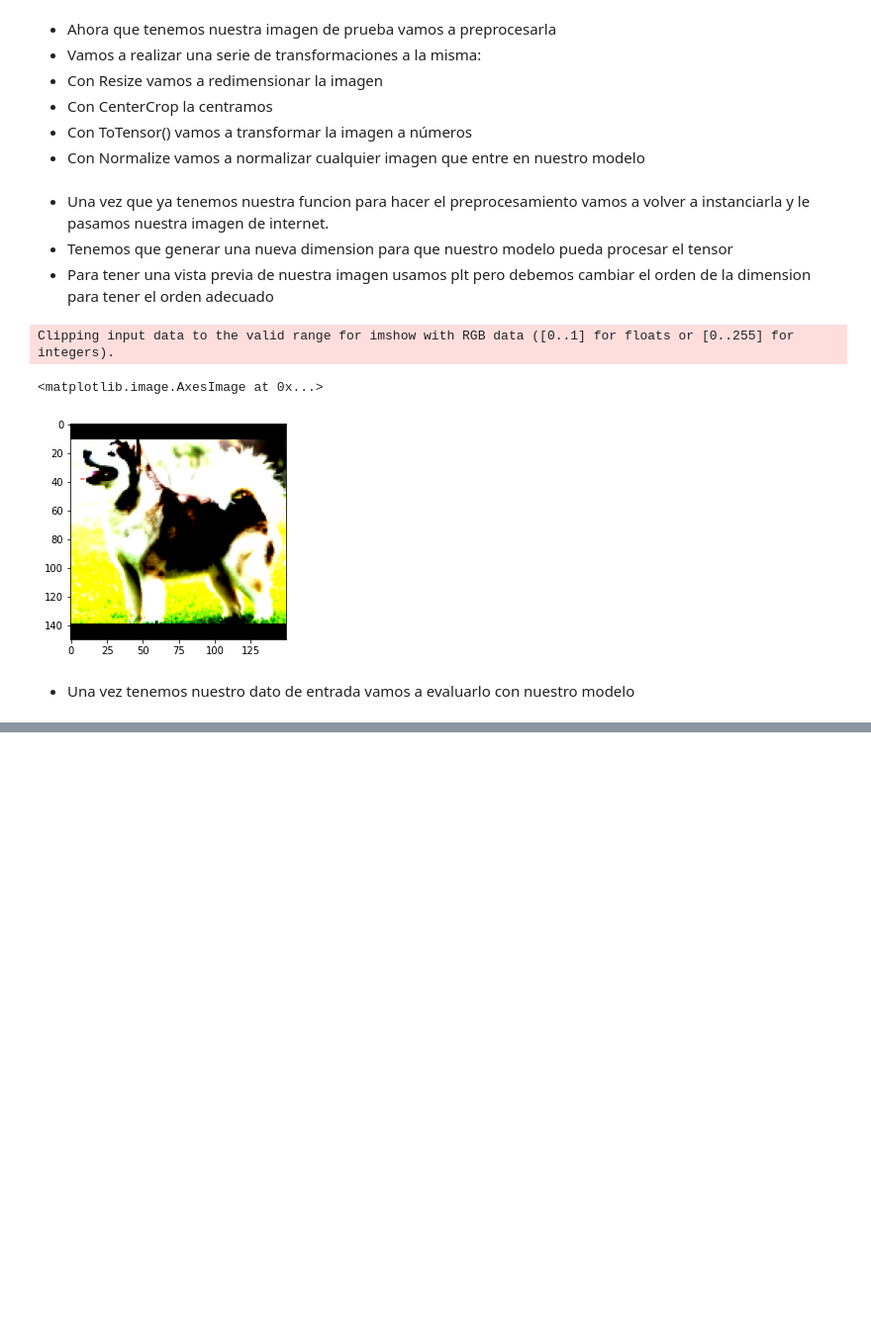
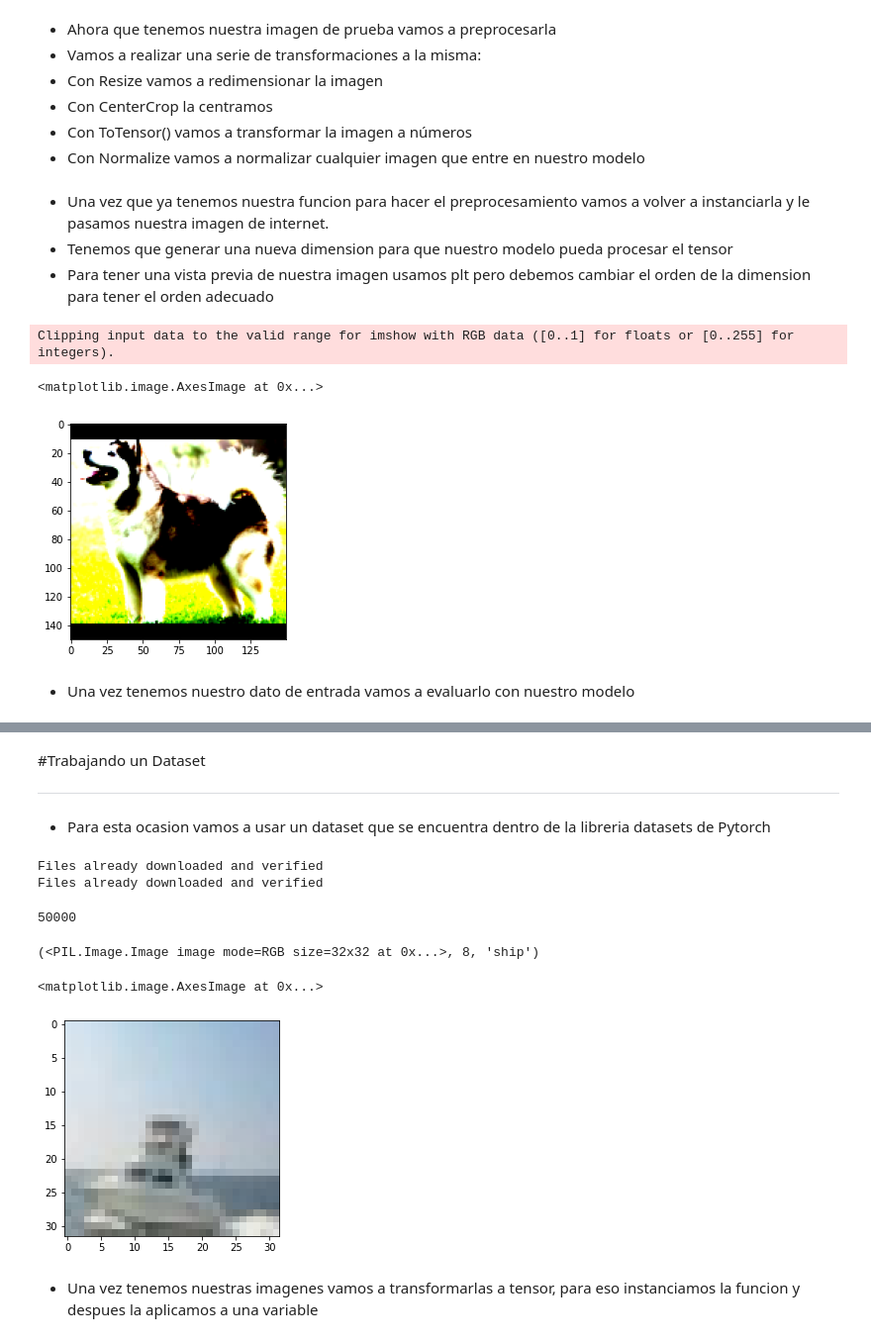
Before and after one commit to Nyota-Lab/torch, a Jupyter notebook: Reconocimiento_de_imagenes.ipynb, the cells around one changed output, grey strips where cells are left out. Shown at 99% size. Drawn from its saved outputs; the diff is of its cells as text; code cells hidden in the pictures; blank space fills up the shorter version.

Commit message:
Manejo de dataset de imagenes

```diff
--- a/Reconocimiento_de_imagenes.ipynb
+++ b/Reconocimiento_de_imagenes.ipynb
@@ -123,0 +142,13 @@ labels[index[0]], percentage[index[0]].item()
+# %% [markdown]
+#Trabajando un Dataset
+
+
+---
+* Para esta ocasion vamos a usar un dataset que se encuentra dentro de la libreria datasets de Pytorch
+# %%
+data_path = 'data/'
+dataset = datasets.CIFAR10(data_path, train=True, download=True)
+validation_set = datasets.CIFAR10(data_path, train=False, download=True)
+# %% [output]
+Files already downloaded and verified
+Files already downloaded and verified
@@ -123,0 +157,16 @@ labels[index[0]], percentage[index[0]].item()
+# %%
+len(dataset)
+# %% [output]
+50000
+# %%
+img, label = dataset[100]
+img, label, classes[label]
+# %% [output]
+(<PIL.Image.Image image mode=RGB size=32x32 at 0x...>, 8, 'ship')
+# %%
+plt.imshow(img)
+# %% [output]
+<matplotlib.image.AxesImage at 0x...>
+[figure, added]
+# %% [markdown]
+* Una vez tenemos nuestras imagenes vamos a transformarlas a tensor, para eso instanciamos la funcion y despues la aplicamos a una variable
```
Also changed, not shown: parts of 22 cells of this notebook.
